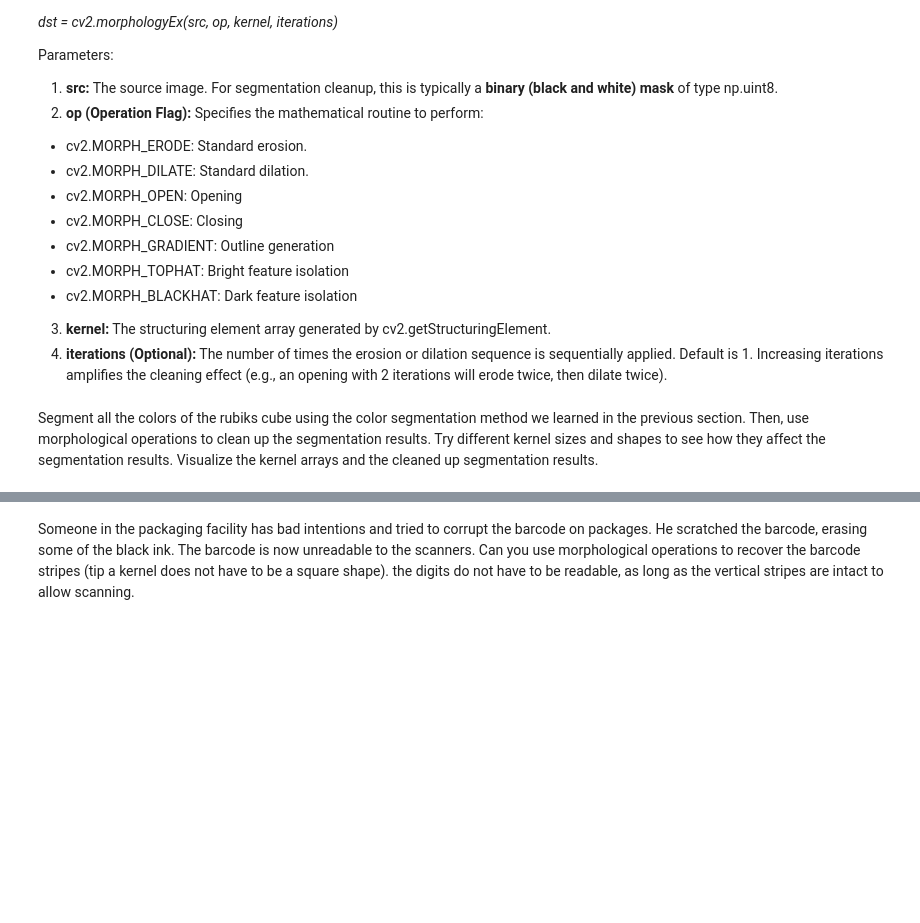
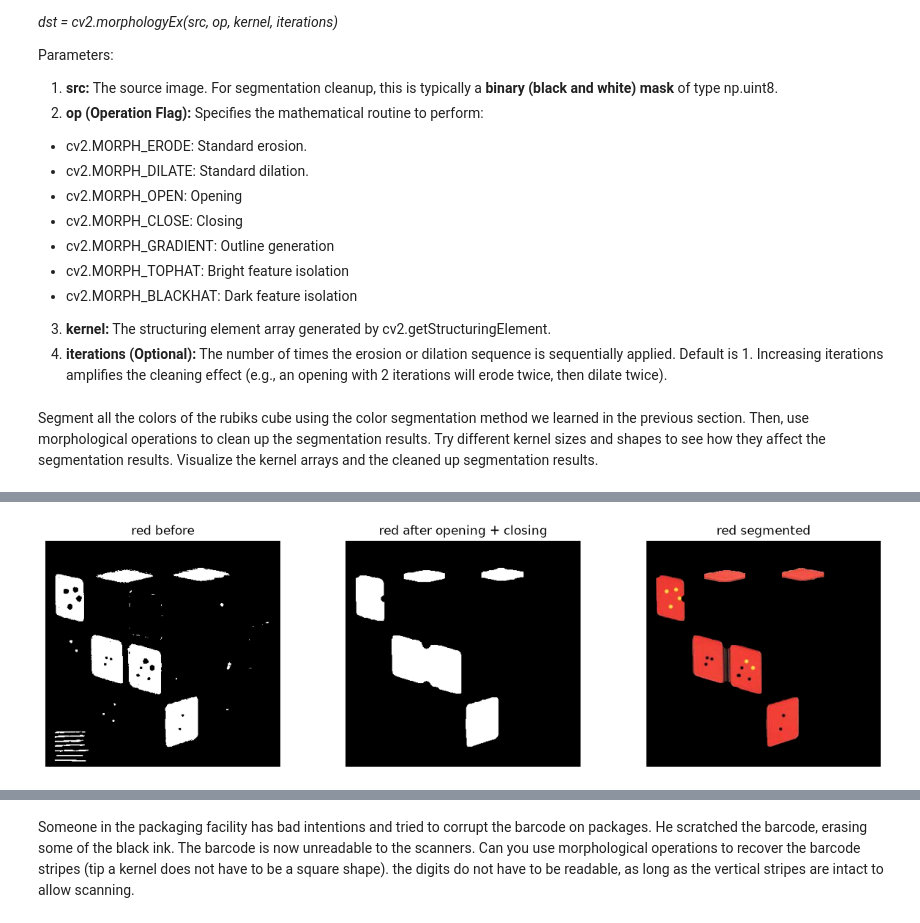
Before and after one commit to aasiksoy/opencv-lab_sessions, a Jupyter notebook: Lab1.ipynb, the cells around one changed output, grey strips where cells are left out. Drawn from its saved outputs; the diff is of its cells as text; code cells hidden in the pictures; blank space fills up the shorter version.

Commit message:
segmentation rubiks cube

```diff
--- a/Lab1.ipynb
+++ b/Lab1.ipynb
@@ -435,0 +440,81 @@ Segment all the colors of the rubiks cube using the color segmentation method we
+# %%
+"""WRITE YOUR CODE HERE"""
+cube = cv2.imread(RUBIKSCUBE_CORRUPTED_PATH)
+cube_hsv = cv2.cvtColor(cube, cv2.COLOR_BGR2HSV)
+
+color_ranges = {
+    "red":    [([0, 120, 100], [5, 255, 255]), ([170, 120, 100], [179, 255, 255])],
+    "orange": [([6, 120, 100], [18, 255, 255])],
+    "yellow": [([25, 100, 100], [35, 255, 255])],
+    "green":  [([40, 80, 50], [85, 255, 255])],
+    "blue":   [([95, 80, 50], [130, 255, 255])],
+    "white":  [([0, 0, 200], [179, 30, 255])],
+}
+small_kernel = cv2.getStructuringElement(cv2.MORPH_RECT, (9, 9))
+big_kernel = cv2.getStructuringElement(cv2.MORPH_ELLIPSE, (13, 13))
+#Small for removing junk, bigger for filling the dots.
+
+for color, ranges in color_ranges.items():
+    mask = np.zeros(cube_hsv.shape[:2], dtype=np.uint8)
+    for lower, upper in ranges:
+        mask = mask | cv2.inRange(cube_hsv, np.array(lower), np.array(upper))
+
+    cleaned = cv2.morphologyEx(mask, cv2.MORPH_OPEN, small_kernel)
+    cleaned = cv2.morphologyEx(cleaned, cv2.MORPH_CLOSE, big_kernel)
+
+    segmented = cv2.bitwise_and(cube, cube, mask=cleaned)
+    segmented_rgb = cv2.cvtColor(segmented, cv2.COLOR_BGR2RGB)
+
+    plt.figure(figsize=(15, 4))
+    plt.subplot(1, 3, 1)
+    plt.imshow(mask, cmap="gray")
+    plt.title(color + " before")
+    plt.axis("off")
+    plt.subplot(1, 3, 2)
+    plt.imshow(cleaned, cmap="gray")
+    plt.title(color + " after opening + closing")
+    plt.axis("off")
+    plt.subplot(1, 3, 3)
+    plt.imshow(segmented_rgb)
+    plt.title(color + " segmented")
+    plt.axis("off")
+    plt.show()
+
+
+print(small_kernel)
+
+plt.figure(figsize=(8, 4))
+plt.subplot(1, 2, 1)
+plt.imshow(small_kernel, cmap="gray", vmin=0, vmax=1)
+plt.title("small kernel: rect 9x9")
+plt.subplot(1, 2, 2)
+plt.imshow(big_kernel, cmap="gray", vmin=0, vmax=1)
+plt.title("big kernel: ellipse 21x21")
+plt.show()
+
+red1 = cv2.inRange(cube_hsv, np.array([0, 120, 100]), np.array([5, 255, 255]))
+red2 = cv2.inRange(cube_hsv, np.array([170, 120, 100]), np.array([179, 255, 255]))
+red_mask = red1 | red2
+
+kernels = {
+    "rect 5x5": cv2.getStructuringElement(cv2.MORPH_RECT, (5, 5)),
+    "rect 21x21": cv2.getStructuringElement(cv2.MORPH_RECT, (21, 21)),
+    "ellipse 13x13": cv2.getStructuringElement(cv2.MORPH_ELLIPSE, (13, 13)),
+    "cross 21x21": cv2.getStructuringElement(cv2.MORPH_CROSS, (21, 21)),
+}
+
+for name, kernel in kernels.items():
+    cleaned = cv2.morphologyEx(red_mask, cv2.MORPH_OPEN, small_kernel)
+    cleaned = cv2.morphologyEx(cleaned, cv2.MORPH_CLOSE, kernel)
+
+    plt.figure(figsize=(10, 4))
+    plt.subplot(1, 2, 1)
+    plt.imshow(kernel, cmap="gray", vmin=0, vmax=1)
+    plt.title(name)
+    plt.subplot(1, 2, 2)
+    plt.imshow(cleaned, cmap="gray", vmin=0, vmax=1)
+    plt.title("red cleaned with " + name)
+    plt.axis("off")
+    plt.show()
+# %% [output]
+[figure, added]
```
Also changed, not shown: parts of 5 cells of this notebook.
